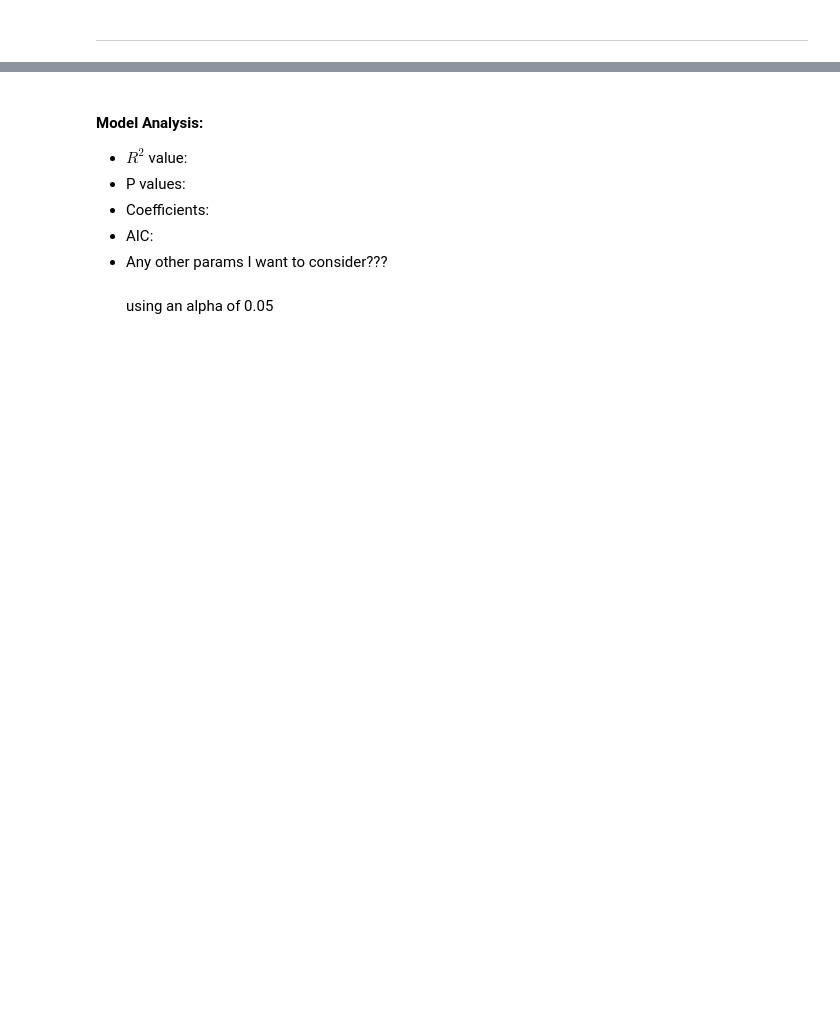
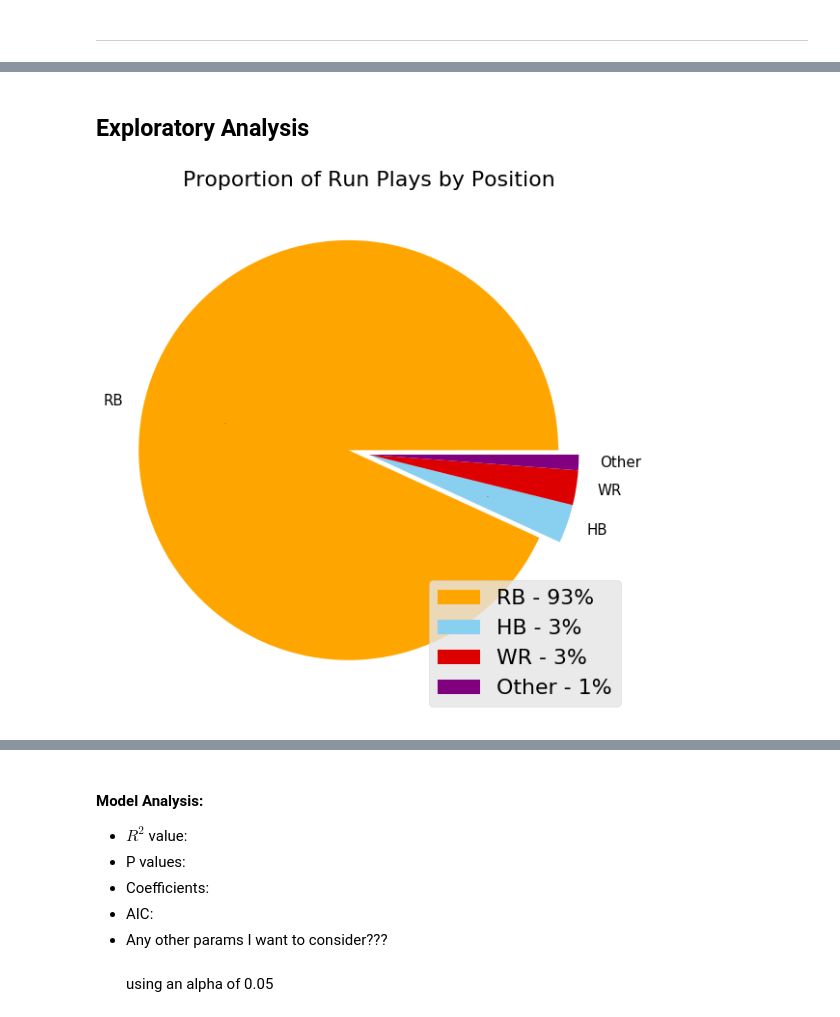
Before and after one commit to Louis-Bad/NFL-Rushing-Yards, a Jupyter notebook: main.ipynb, the cells around one changed output, grey strips where cells are left out. Cells and saved outputs as stored; diff of their text form; code cells hidden in the pictures; blank space fills up the shorter version.

Commit message:
Majority of the data visualisations have been completed and 2 models have been built

```diff
--- a/main.ipynb
+++ b/main.ipynb
@@ -176,0 +46,2 @@ Warnings:
+# %%
+df = pd.read_csv("data/nfl-big-data-bowl-2020/train.csv")
@@ -176,0 +170,4 @@ Warnings:
+# %%
+# changing null values in offensive formation to 'UNKNOWN'
+
+df['OffenseFormation'].fillna("UNKNOWN", inplace=True)
@@ -176,0 +180,69 @@ Warnings:
+# %%
+# Engineering a 'Team' feature that states whether or not the player is on the "Defence" or "Offence" side of the team
+# Not to be confused with the 'HomeTeamAbbr' or 'AwayTeamAbbr' that states the actual team's name
+
+defensive_positions = ['SS', 'DE', 'ILB', 'FS', 'CB', 'DT', 'OLB', 'NT', 'FB', 'MLB', 'LB', 'S', 'DB', 'DL', 'SAF']
+offensive_positions = ['WR', 'TE', 'T', 'QB', 'RB', 'G', 'C', 'OT', 'OG', 'HB']
+
+df['TeamSide'] = ["OFFENCE" if x in offensive_positions else "DEFENCE" for x in df['Position']]
+# %%
+# Engineering a feature that states "YES" or "NO" depending on whether the player is the rusher in that play or not
+
+rusher_tuple = zip(df['NflId'], df['NflIdRusher'])
+df['IsRusher'] = ["YES" if x == y else "NO" for x,y in rusher_tuple]
+# %% [markdown]
+## Exploratory Analysis
+# %%
+# Creating a pie chart to demonstrate the positions that are most responsible for the run game
+
+# lists of all the player positions that ran with the ball and the number of times each position did so
+rushing_positions = list(df.loc[(df['IsRusher'] == "YES")]['Position'].value_counts().keys())
+num_of_runplays = list(df.loc[(df['IsRusher'] == "YES")]['Position'].value_counts())
+pos_num = list(zip(rushing_positions, num_of_runplays))
+
+# adding the positions that were responsible for less than 800 of the total runs in the dataset to an 'other' category
+sum_list = []
+for pos, num in pos_num:
+    if num < 800:
+        sum_list.append(num)
+        num_of_runplays.remove(num)
+        rushing_positions.remove(pos)
+    else:
+        pass
+
+rushing_positions.append("Other")
+num_of_runplays.append(sum(sum_list))
+
+
+# plotting the pie chart
+fig = plt.figure(figsize=(10,10))
+colours = ['#ffa500', '#89cff0', '#DD0000', '#800080']
+explode = (0.1, 0, 0, 0)
+
+patches, texts, autotexts = plt.pie(num_of_runplays, labels=rushing_positions, colors=colours,
+                                    explode=explode, autopct='%1.0f%%')
+
+# setting the font size of the labels on the pie chart itself
+for text in texts:
+    text.set_fontsize(15)
+
+# removing the percentage labels from the pie chart itself
+for autotext in autotexts:
+    autotext.set_fontsize(0)
+
+# creating a list of labels for the legend that will state "the groups label - the percentage of it's proportion"
+perc_list = []
+for autotext in autotexts:
+    perc_list.append(str(autotext)[-5:-2].strip(" '' "))
+
+labels_perc = zip(rushing_positions, perc_list)
+legend_labels = []
+for pair in labels_perc:
+    legend_labels.append(pair[0] + " - " + pair[1])
+
+# final aesthetic settings
+plt.title("Proportion of Run Plays by Position", fontsize=22)
+plt.legend(loc=4, fontsize=22, labels=legend_labels)
+plt.show;
+# %% [output]
+[figure, added]
```
Also changed, not shown: parts of 48 cells of this notebook.
